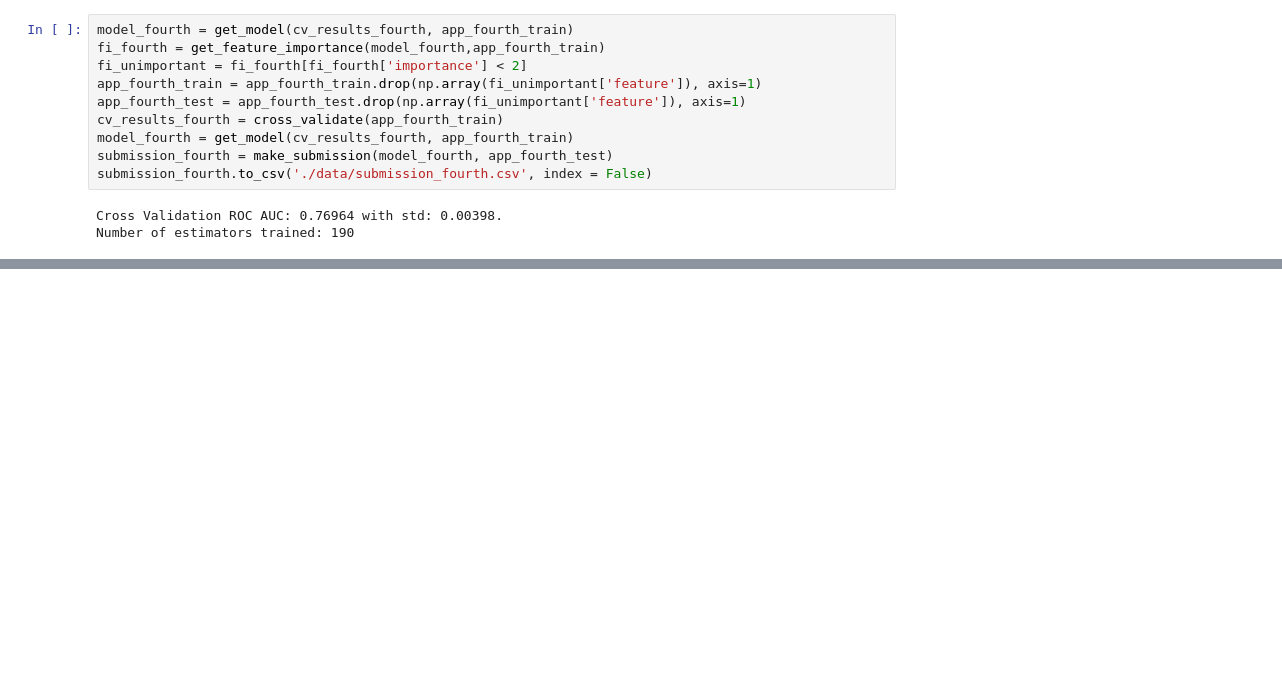
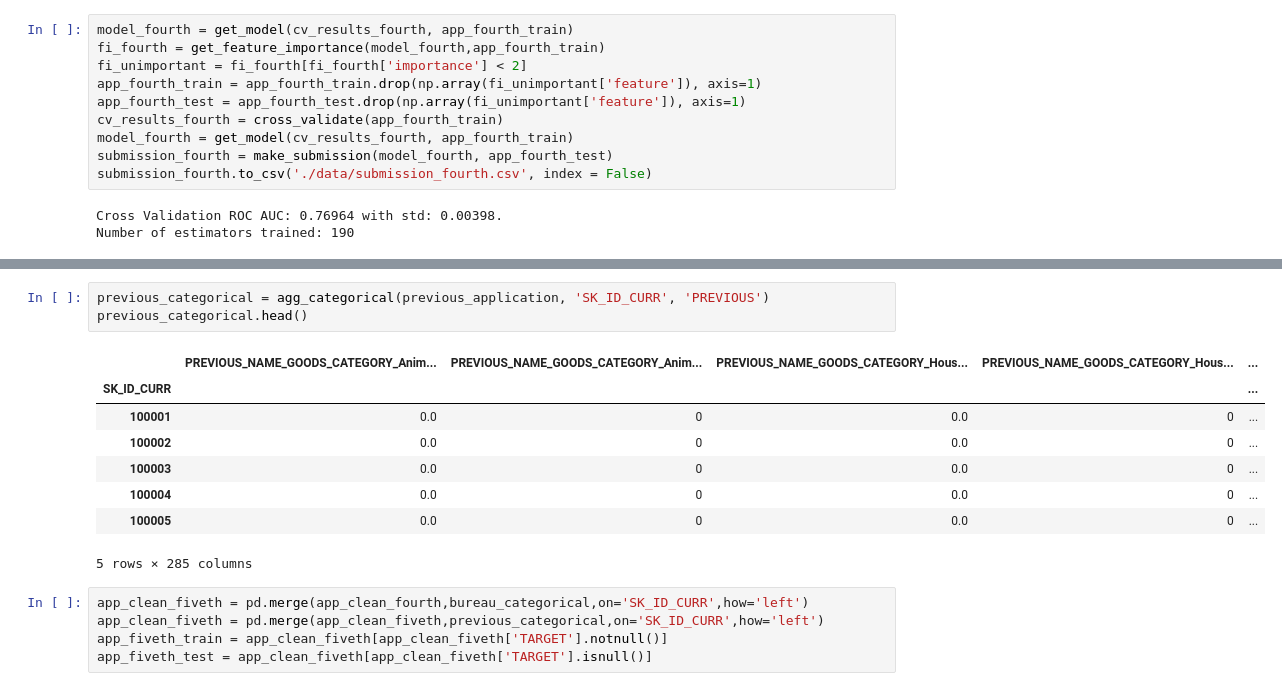
Before and after one commit to haataa/Home-Credit-Default-Risk, a Jupyter notebook: train.ipynb, the cells around one changed output, grey strips where cells are left out. Cells and saved outputs as stored; diff of their text form; blank space fills up the shorter version.

Commit message:
feat:add category feature

```diff
--- a/train.ipynb
+++ b/train.ipynb
@@ -357,0 +432,17 @@ Number of estimators trained: 190
+# %%
+previous_categorical = agg_categorical(previous_application, 'SK_ID_CURR', 'PREVIOUS')
+previous_categorical.head()
+# %% [output]
+|  | PREVIOUS_NAME_GOODS_CATEGORY_Anim... | PREVIOUS_NAME_GOODS_CATEGORY_Anim... | PREVIOUS_NAME_GOODS_CATEGORY_Hous... | PREVIOUS_NAME_GOODS_CATEGORY_Hous... | ... |
+| SK_ID_CURR |  |  |  |  | ... |
+| 100001 | 0.0 | 0 | 0.0 | 0 | ... |
+| 100002 | 0.0 | 0 | 0.0 | 0 | ... |
+| 100003 | 0.0 | 0 | 0.0 | 0 | ... |
+| 100004 | 0.0 | 0 | 0.0 | 0 | ... |
+| 100005 | 0.0 | 0 | 0.0 | 0 | ... |
+5 rows × 285 columns
+# %%
+app_clean_fiveth = pd.merge(app_clean_fourth,bureau_categorical,on='SK_ID_CURR',how='left')
+app_clean_fiveth = pd.merge(app_clean_fiveth,previous_categorical,on='SK_ID_CURR',how='left')
+app_fiveth_train = app_clean_fiveth[app_clean_fiveth['TARGET'].notnull()]
+app_fiveth_test = app_clean_fiveth[app_clean_fiveth['TARGET'].isnull()]
```
Also changed, not shown: parts of 12 cells of this notebook.
